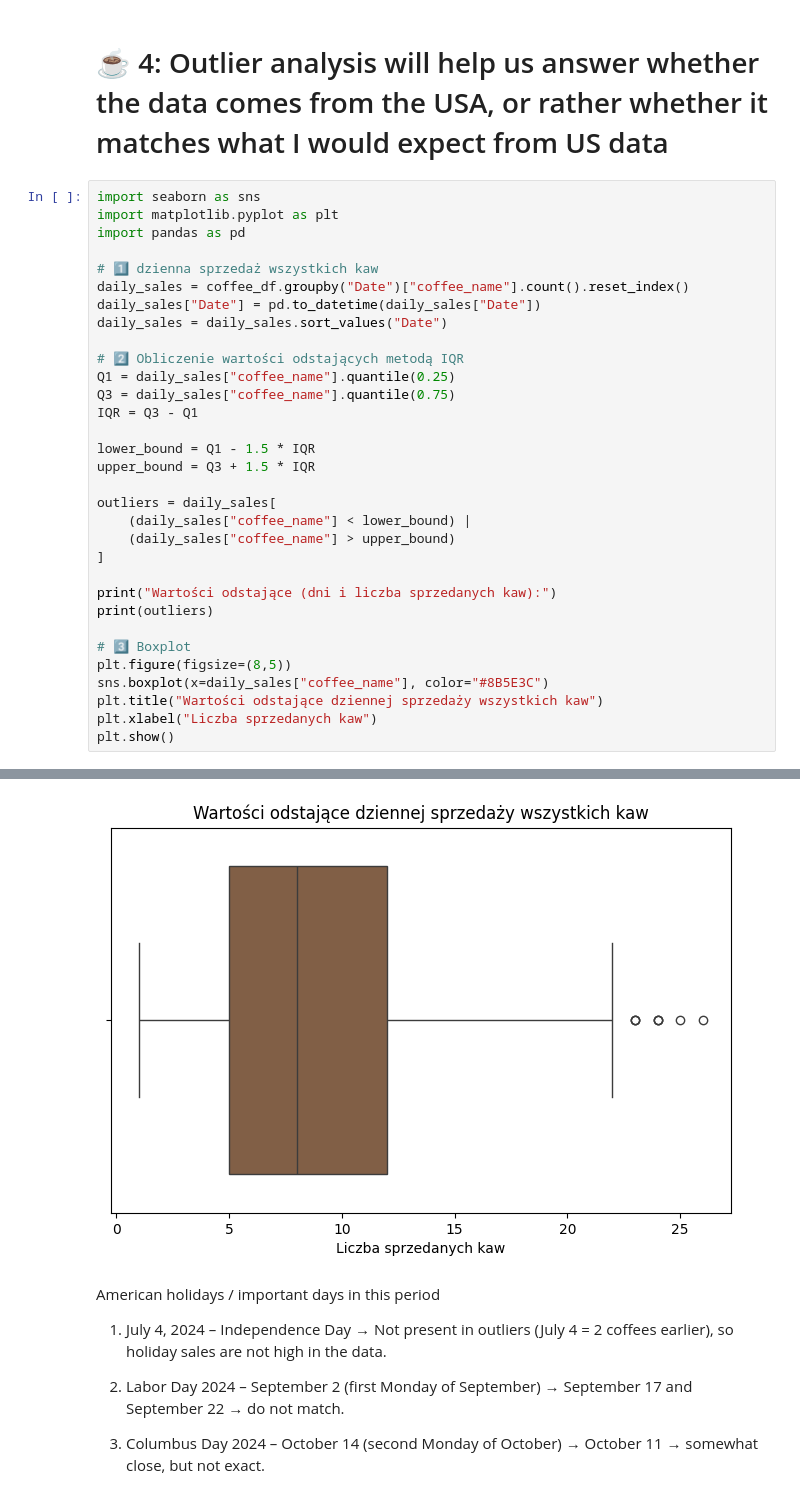
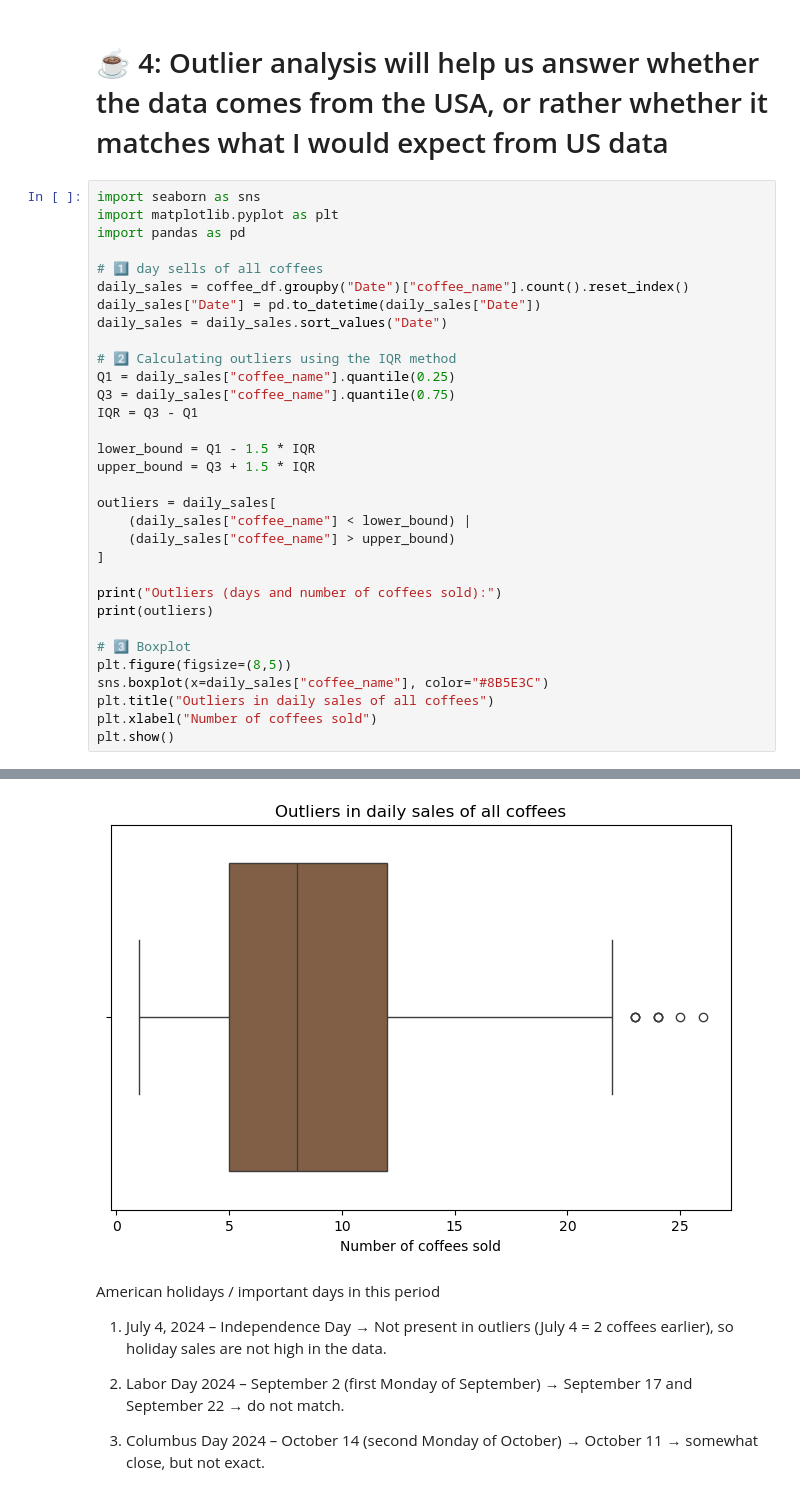
Before and after one commit to KrzysztofZakrzewski/portfolio, a Jupyter notebook: docs/coffee/coffee_eda.ipynb, the cells around one changed output, grey strips where cells are left out. Drawn from its saved outputs; the diff is of its cells as text.

Commit message:
add coffe analis

```diff
--- a/docs/coffee/coffee_eda.ipynb
+++ b/docs/coffee/coffee_eda.ipynb
@@ -445,12 +453,12 @@ import seaborn as sns
 import matplotlib.pyplot as plt
 import pandas as pd
 
-# 1️⃣ dzienna sprzedaż wszystkich kaw
+# 1️⃣ day sells of all coffees
 daily_sales = coffee_df.groupby("Date")["coffee_name"].count().reset_index()
 daily_sales["Date"] = pd.to_datetime(daily_sales["Date"])
 daily_sales = daily_sales.sort_values("Date")
 
-# 2️⃣ Obliczenie wartości odstających metodą IQR
+# 2️⃣ Calculating outliers using the IQR method
 Q1 = daily_sales["coffee_name"].quantile(0.25)
 Q3 = daily_sales["coffee_name"].quantile(0.75)
 IQR = Q3 - Q1
@@ -463,13 +471,13 @@ outliers = daily_sales[
     (daily_sales["coffee_name"] > upper_bound)
 ]
 
-print("Wartości odstające (dni i liczba sprzedanych kaw):")
+print("Outliers (days and number of coffees sold):")
 print(outliers)
 
 # 3️⃣ Boxplot
 plt.figure(figsize=(8,5))
 sns.boxplot(x=daily_sales["coffee_name"], color="#8B5E3C")
-plt.title("Wartości odstające dziennej sprzedaży wszystkich kaw")
-plt.xlabel("Liczba sprzedanych kaw")
+plt.title("Outliers in daily sales of all coffees")
+plt.xlabel("Number of coffees sold")
 plt.show()
 # %% [output]
@@ -477,13 +485,13 @@ Wartości odstające (dni i liczba sprzedanych kaw):
           Date  coffee_name
 148 2024-07-30           24
 197 2024-09-17           23
 202 2024-09-22           24
 221 2024-10-11           26
 332 2025-02-03           25
 334 2025-02-05           24
 350 2025-02-21           23
 371 2025-03-14           23
-[figure, old version]
+[figure, new version]
 # %% [markdown]
 American holidays / important days in this period
 
```
Also changed, not shown: parts of 16 cells of this notebook, 3 other files.
